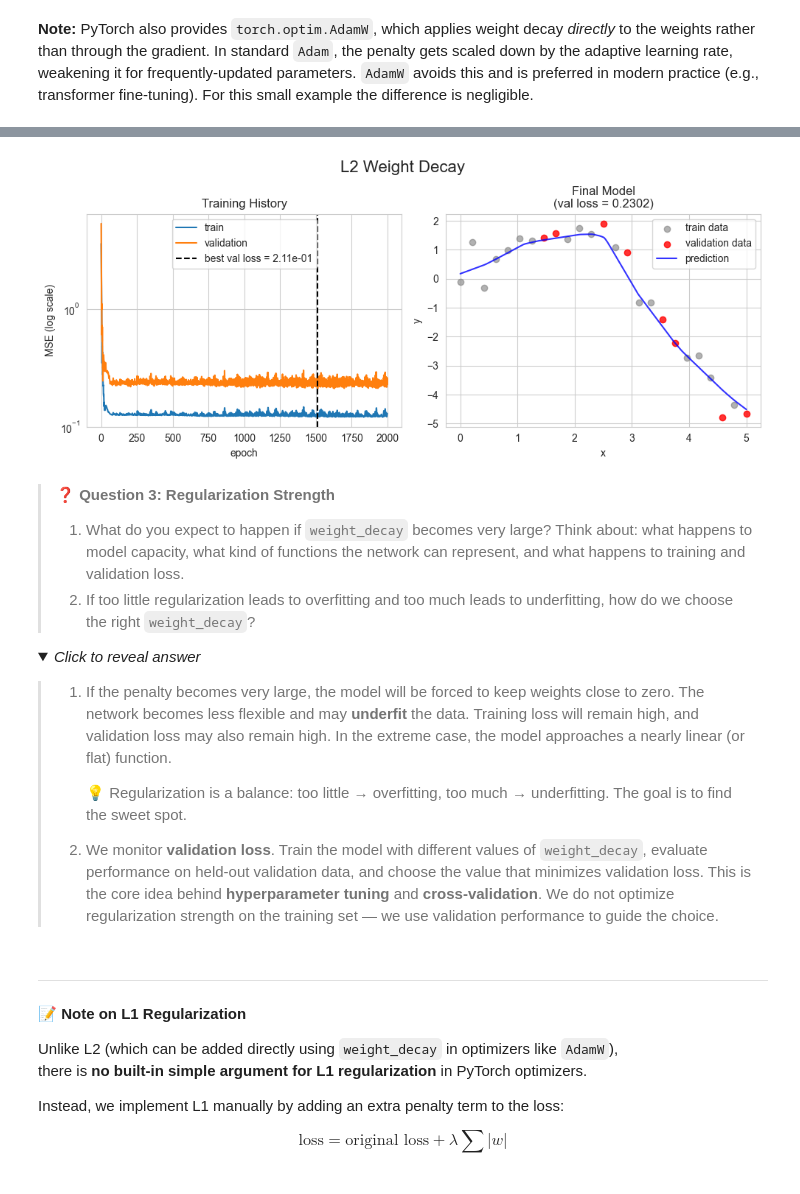
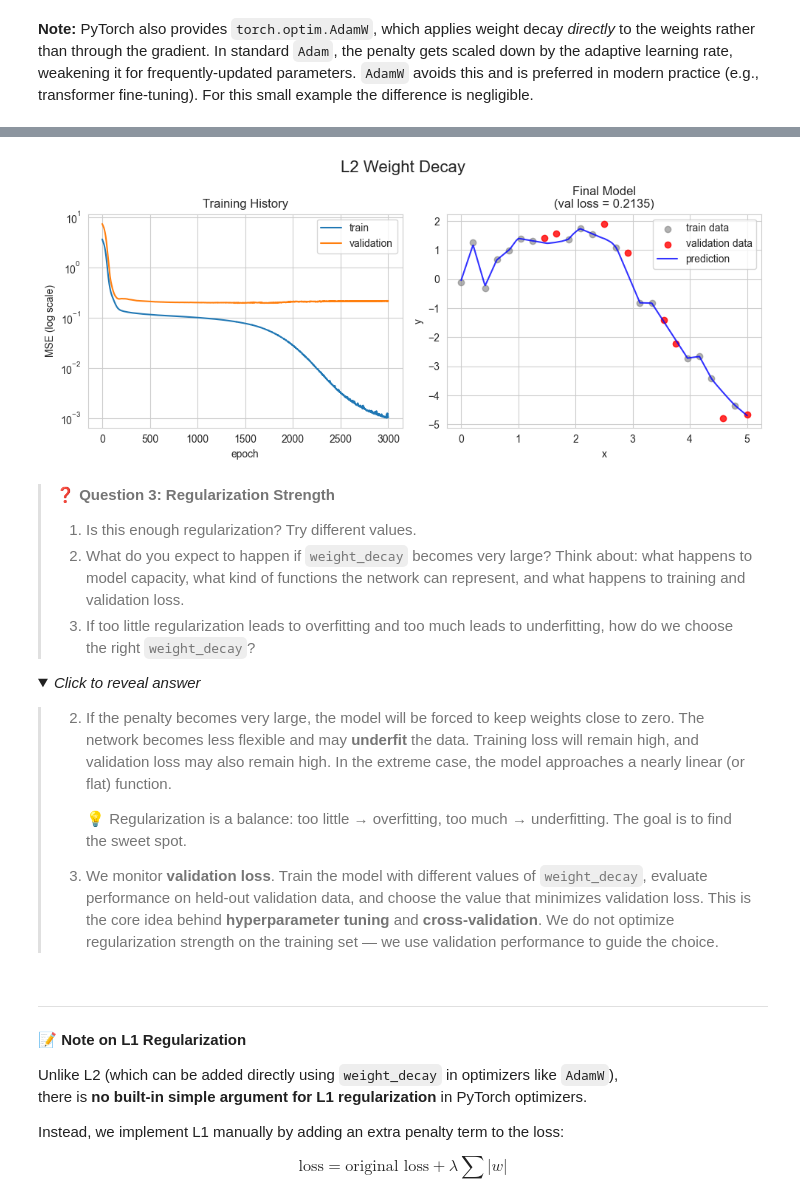
Before and after one commit to Harvard-CS1090/2026_CS1090B_public, a Jupyter notebook: sec03/cs1090b_sec03_solutions_alternative.ipynb, the cells around one changed output, grey strips where cells are left out. Drawn from its saved outputs; the diff is of its cells as text; code cells hidden in the pictures; folded sections open.

```diff
--- a/sec03/cs1090b_sec03_solutions_alternative.ipynb
+++ b/sec03/cs1090b_sec03_solutions_alternative.ipynb
@@ -248,10 +237,10 @@ model1 = nn.Sequential(
             nn.Linear(100, 1)
         ).to(device)
 
-optimizer = optim.Adam(model1.parameters(), lr=0.01)
+optimizer = optim.Adam(model1.parameters(), lr=0.0003)
 criterion = nn.MSELoss()
 
-epochs = 2000
+epochs = 3000
 history1 = {'loss': [], 'val_loss': []}
 for epoch in range(epochs):
     model1.train()
@@ -318,7 +304,7 @@ Epoch 1900: train loss = 0.0037,               val loss = 0.2668
 #@title Initial Training Results
 
 # Some helper functions we'll use throughout for plot training results
-def plot_history(history, title=None, ax=None):
+def plot_history(history, title=None, ax=None, best_val=False):
     if ax is None:
         ax = plt.gca()
 
@@ -332,8 +318,10 @@ def plot_history(history, title=None, ax=None):
 
     best_loss = np.nanmin(history['val_loss'])
     best_epoch = np.nanargmin(history['val_loss'])
-    ax.axvline(best_epoch, c='k', ls='--',
-               label=f'best val loss = {best_loss:.2e}')
+
+    if best_val:
+        ax.axvline(best_epoch, c='k', ls='--',
+                label=f'best val loss = {best_loss:.2e}')
 
     ax.legend()
 
@@ -383,9 +371,9 @@ def plot_data(df, idx=None, ax=None):
     ax.set_ylabel('y')
     ax.legend()
 
-def plot_results(model, history, title="Model Performance"):
+def plot_results(model, history, title="Model Performance", best_val=False):
     fig, axs = plt.subplots(1, 2, figsize=(10, 4))
-    plot_history(history, ax=axs[0])
+    plot_history(history, ax=axs[0], best_val=best_val)
     plot_data(df, idx=x_val.index, ax=axs[1])
     plot_predictions(model, ax=axs[1])
     plt.tight_layout()
@@ -417,6 +405,7 @@ Weight penalties add a cost to having large weights, discouraging the model from
 # %% [markdown]
 **Note:** PyTorch also provides `torch.optim.AdamW`, which applies weight decay *directly* to the weights rather than through the gradient. In standard `Adam`, the penalty gets scaled down by the adaptive learning rate, weakening it for frequently-updated parameters. `AdamW` avoids this and is preferred in modern practice (e.g., transformer fine-tuning). For this small example the difference is negligible.
 # %%
+torch.manual_seed(109)
 model2 = nn.Sequential(
             nn.Linear(1, 100),
             nn.ReLU(),
@@ -426,15 +415,13 @@ model2 = nn.Sequential(
             nn.ReLU(),
             nn.Linear(100, 1)
         ).to(device)
+
 # NOTE: For our optimizer we use AdamW and a new argument, `weight_decay`
-# This value is high because our model (~20k parameters) vastly outnumbers
-# our training data (17 points). Typical values for normal-sized datasets
-# are 0.001–0.01; here we need strong regularization to prevent overfitting.
-PENALTY = 3
-optimizer = optim.AdamW(model2.parameters(), lr=0.01, weight_decay=PENALTY)
+PENALTY = 0.5
+optimizer = optim.AdamW(model2.parameters(), lr=0.0003, weight_decay=PENALTY)
 criterion = nn.MSELoss()
 
-epochs = 2000
+epochs = 3000
 history2 = {'loss': [], 'val_loss': []}
 for epoch in range(epochs):
     model2.train()
@@ -483,19 +467,19 @@ Epoch 1900: train loss = 0.1276,               val loss = 0.2292
-[figure, old version]
+[figure, new version]
 # %% [markdown]
 > **❓ Question 3: Regularization Strength**
->
-> 1. What do you expect to happen if `weight_decay` becomes very large? Think about: what happens to model capacity, what kind of functions the network can represent, and what happens to training and validation loss.
-> 2. If too little regularization leads to overfitting and too much leads to underfitting, how do we choose the right `weight_decay`?
+> 1. Is this enough regularization? Try different values.
+> 2. What do you expect to happen if `weight_decay` becomes very large? Think about: what happens to model capacity, what kind of functions the network can represent, and what happens to training and validation loss.
+> 3. If too little regularization leads to overfitting and too much leads to underfitting, how do we choose the right `weight_decay`?
 
 
 <details>
 <summary><em>Click to reveal answer</em></summary>
 
-> 1. If the penalty becomes very large, the model will be forced to keep weights close to zero. The network becomes less flexible and may **underfit** the data. Training loss will remain high, and validation loss may also remain high. In the extreme case, the model approaches a nearly linear (or flat) function.
+> 2. If the penalty becomes very large, the model will be forced to keep weights close to zero. The network becomes less flexible and may **underfit** the data. Training loss will remain high, and validation loss may also remain high. In the extreme case, the model approaches a nearly linear (or flat) function.
 >
 >    💡 Regularization is a balance: too little → overfitting, too much → underfitting. The goal is to find the sweet spot.
 >
-> 2. We monitor **validation loss**. Train the model with different values of `weight_decay`, evaluate performance on held-out validation data, and choose the value that minimizes validation loss. This is the core idea behind **hyperparameter tuning** and **cross-validation**. We do not optimize regularization strength on the training set — we use validation performance to guide the choice.
+> 3. We monitor **validation loss**. Train the model with different values of `weight_decay`, evaluate performance on held-out validation data, and choose the value that minimizes validation loss. This is the core idea behind **hyperparameter tuning** and **cross-validation**. We do not optimize regularization strength on the training set — we use validation performance to guide the choice.
 
 </details>
 # %% [markdown]
```
Also changed, not shown: parts of 33 cells of this notebook, 1 other file.
